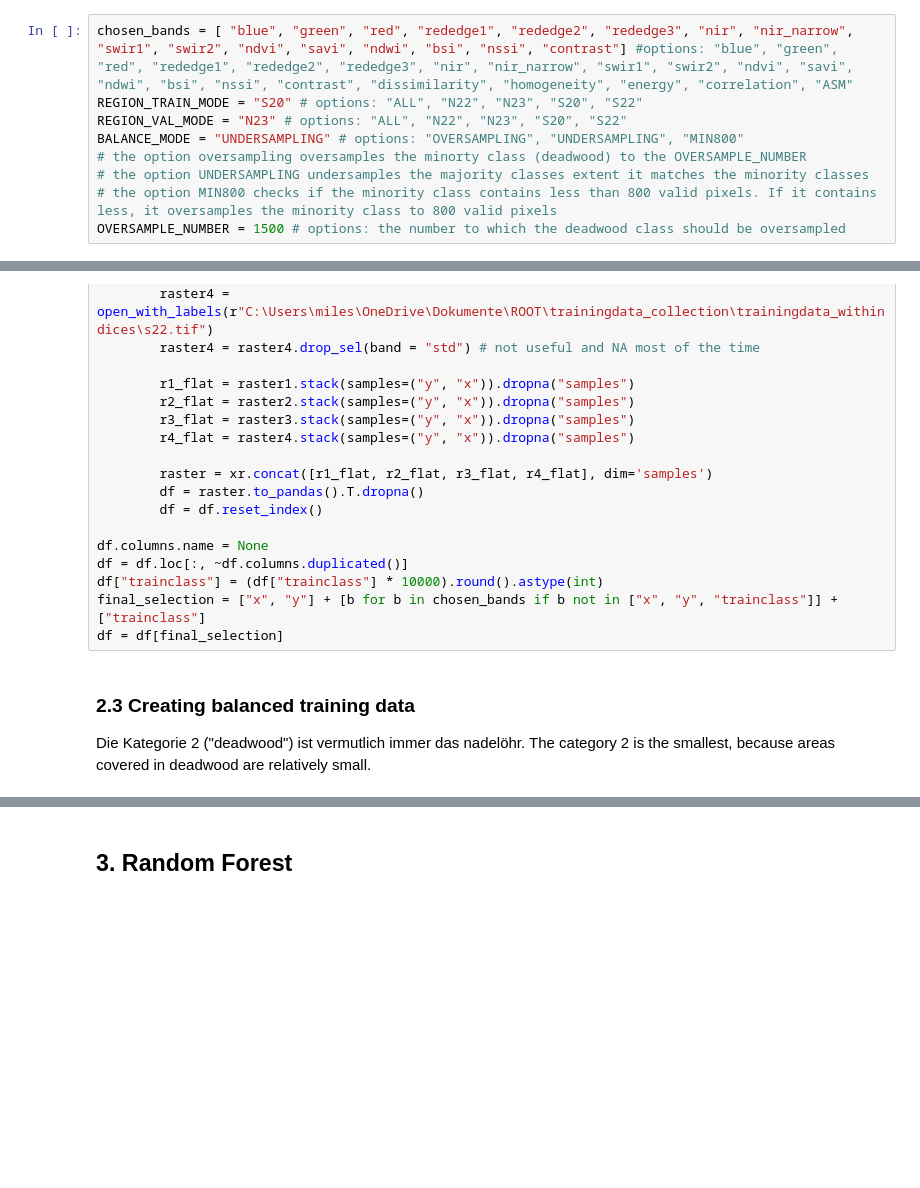
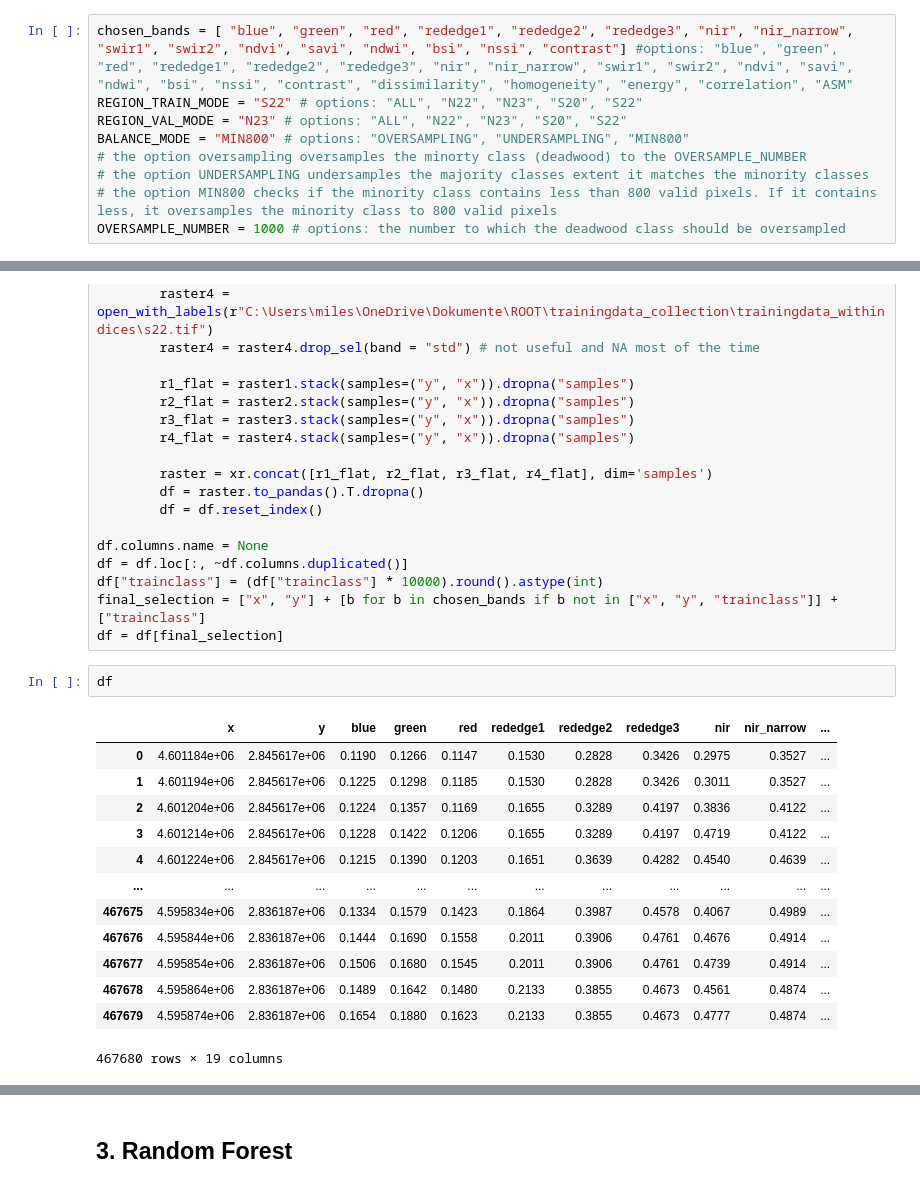
Before and after one commit to milesberberich/ROOT, a Jupyter notebook: randomForest_Training.ipynb, the cells around one changed output, grey strips where cells are left out. Saved outputs shown, nothing was run; the diff lists cells and outputs as text; blank space fills up the shorter version.

```diff
--- a/randomForest_Training.ipynb
+++ b/randomForest_Training.ipynb
@@ -60,12 +61,12 @@ OVERSAMPLE_NUMBER: the number to which the minority class is oversampled
 # %%
 chosen_bands = [ "blue", "green", "red", "rededge1", "rededge2", "rededge3", "nir", "nir_narrow", "swir1", "swir2", "ndvi", "savi", "ndwi", "bsi", "nssi", "contrast"] #options: "blue", "green", "red", "rededge1", "rededge2", "rededge3", "nir", "nir_narrow", "swir1", "swir2", "ndvi", "savi", "ndwi", "bsi", "nssi", "contrast", "dissimilarity", "homogeneity", "energy", "correlation", "ASM"
-REGION_TRAIN_MODE = "S20" # options: "ALL", "N22", "N23", "S20", "S22"
+REGION_TRAIN_MODE = "S22" # options: "ALL", "N22", "N23", "S20", "S22"
 REGION_VAL_MODE = "N23" # options: "ALL", "N22", "N23", "S20", "S22"
-BALANCE_MODE = "UNDERSAMPLING" # options: "OVERSAMPLING", "UNDERSAMPLING", "MIN800"
+BALANCE_MODE = "MIN800" # options: "OVERSAMPLING", "UNDERSAMPLING", "MIN800"
 # the option oversampling oversamples the minorty class (deadwood) to the OVERSAMPLE_NUMBER
 # the option UNDERSAMPLING undersamples the majority classes extent it matches the minority classes
 # the option MIN800 checks if the minority class contains less than 800 valid pixels. If it contains less, it oversamples the minority class to 800 valid pixels
-OVERSAMPLE_NUMBER = 1500 # options: the number to which the deadwood class should be oversampled
+OVERSAMPLE_NUMBER = 1000 # options: the number to which the deadwood class should be oversampled
 # %% [markdown]
 ### 2.2 Importing Data
 
@@ -124,9 +125,20 @@ df = df.loc[:, ~df.columns.duplicated()]
 df["trainclass"] = (df["trainclass"] * 10000).round().astype(int)
 final_selection = ["x", "y"] + [b for b in chosen_bands if b not in ["x", "y", "trainclass"]] + ["trainclass"]
 df = df[final_selection]
-# %% [markdown]
-### 2.3 Creating balanced training data
-
-Die Kategorie 2 ("deadwood") ist vermutlich immer das nadelöhr.
-The category 2 is the smallest, because areas covered in deadwood are relatively small.
+# %%
+df
+# %% [output]
+|  | x | y | blue | green | red | rededge1 | rededge2 | rededge3 | nir | nir_narrow | ... |
+| 0 | 4.601184e+06 | 2.845617e+06 | 0.1190 | 0.1266 | 0.1147 | 0.1530 | 0.2828 | 0.3426 | 0.2975 | 0.3527 | ... |
+| 1 | 4.601194e+06 | 2.845617e+06 | 0.1225 | 0.1298 | 0.1185 | 0.1530 | 0.2828 | 0.3426 | 0.3011 | 0.3527 | ... |
+| 2 | 4.601204e+06 | 2.845617e+06 | 0.1224 | 0.1357 | 0.1169 | 0.1655 | 0.3289 | 0.4197 | 0.3836 | 0.4122 | ... |
+| 3 | 4.601214e+06 | 2.845617e+06 | 0.1228 | 0.1422 | 0.1206 | 0.1655 | 0.3289 | 0.4197 | 0.4719 | 0.4122 | ... |
+| 4 | 4.601224e+06 | 2.845617e+06 | 0.1215 | 0.1390 | 0.1203 | 0.1651 | 0.3639 | 0.4282 | 0.4540 | 0.4639 | ... |
+| ... | ... | ... | ... | ... | ... | ... | ... | ... | ... | ... | ... |
+| 467675 | 4.595834e+06 | 2.836187e+06 | 0.1334 | 0.1579 | 0.1423 | 0.1864 | 0.3987 | 0.4578 | 0.4067 | 0.4989 | ... |
+| 467676 | 4.595844e+06 | 2.836187e+06 | 0.1444 | 0.1690 | 0.1558 | 0.2011 | 0.3906 | 0.4761 | 0.4676 | 0.4914 | ... |
+| 467677 | 4.595854e+06 | 2.836187e+06 | 0.1506 | 0.1680 | 0.1545 | 0.2011 | 0.3906 | 0.4761 | 0.4739 | 0.4914 | ... |
+| 467678 | 4.595864e+06 | 2.836187e+06 | 0.1489 | 0.1642 | 0.1480 | 0.2133 | 0.3855 | 0.4673 | 0.4561 | 0.4874 | ... |
+| 467679 | 4.595874e+06 | 2.836187e+06 | 0.1654 | 0.1880 | 0.1623 | 0.2133 | 0.3855 | 0.4673 | 0.4777 | 0.4874 | ... |
+467680 rows × 19 columns
 # %%
```
Also changed, not shown: parts of 3 cells of this notebook.
